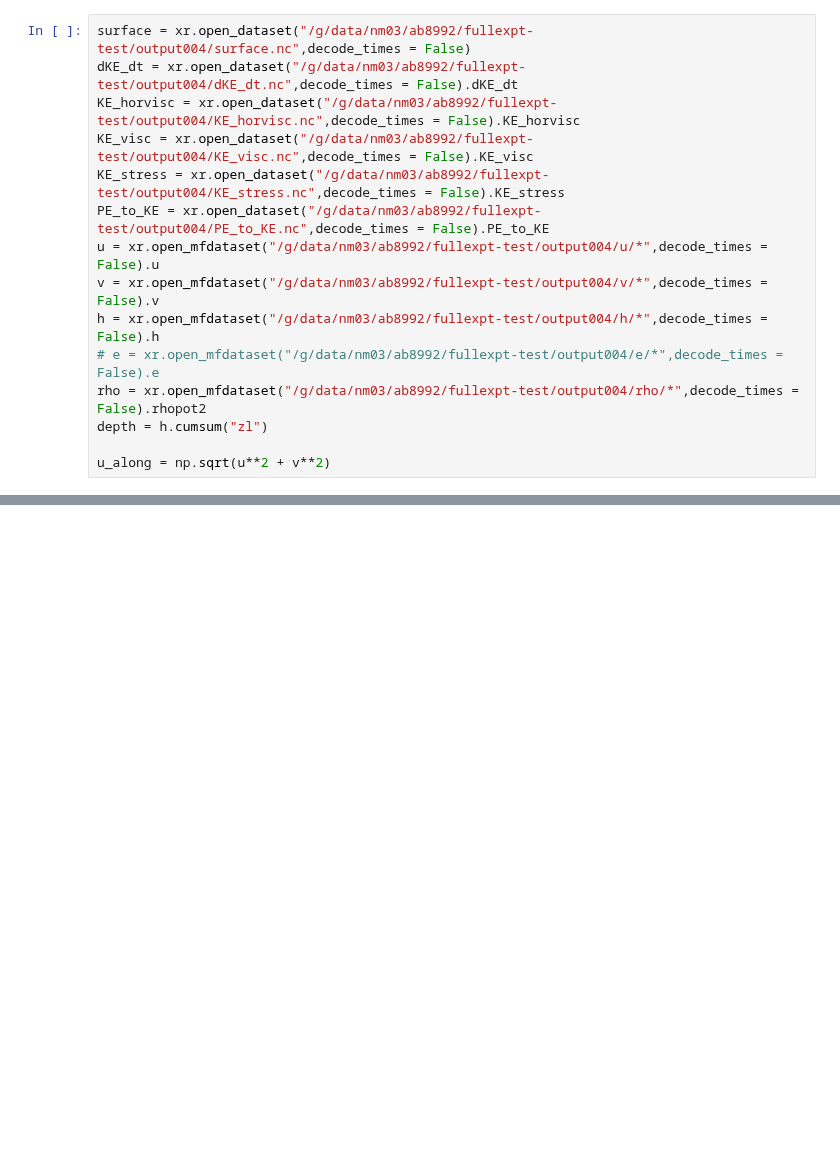
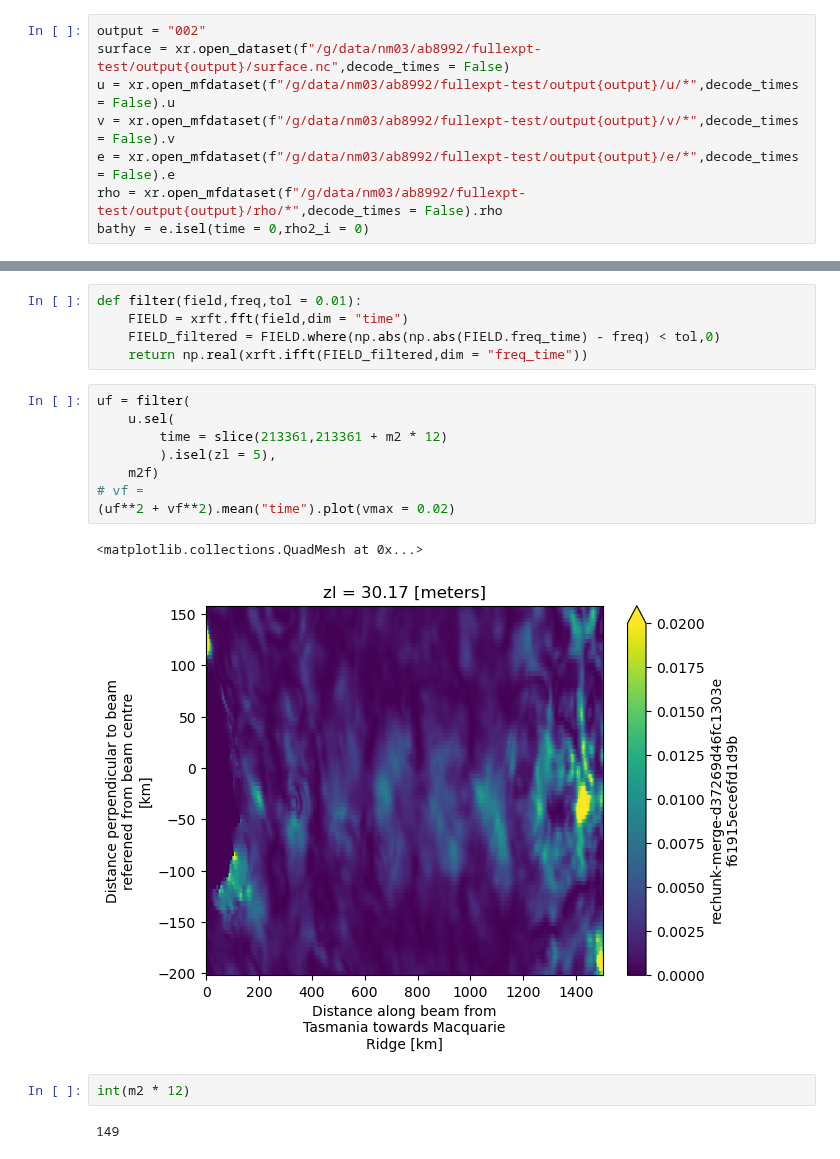
Before and after one commit to ashjbarnes/tasman-tides, a Jupyter notebook: notebooks/analysis/draft horizontal flux.ipynb, the cells around one changed output, grey strips where cells are left out. Saved outputs shown, nothing was run; the diff lists cells and outputs as text; blank space fills up the shorter version.

```diff
--- a/notebooks/analysis/draft horizontal flux.ipynb
+++ b/notebooks/analysis/draft horizontal flux.ipynb
@@ -16,15 +16,8 @@ client
 # %%
-surface = xr.open_dataset("/g/data/nm03/ab8992/fullexpt-test/output004/surface.nc",decode_times = False)
-dKE_dt = xr.open_dataset("/g/data/nm03/ab8992/fullexpt-test/output004/dKE_dt.nc",decode_times = False).dKE_dt
-KE_horvisc = xr.open_dataset("/g/data/nm03/ab8992/fullexpt-test/output004/KE_horvisc.nc",decode_times = False).KE_horvisc
-KE_visc = xr.open_dataset("/g/data/nm03/ab8992/fullexpt-test/output004/KE_visc.nc",decode_times = False).KE_visc
-KE_stress = xr.open_dataset("/g/data/nm03/ab8992/fullexpt-test/output004/KE_stress.nc",decode_times = False).KE_stress
-PE_to_KE = xr.open_dataset("/g/data/nm03/ab8992/fullexpt-test/output004/PE_to_KE.nc",decode_times = False).PE_to_KE
-u = xr.open_mfdataset("/g/data/nm03/ab8992/fullexpt-test/output004/u/*",decode_times = False).u
-v = xr.open_mfdataset("/g/data/nm03/ab8992/fullexpt-test/output004/v/*",decode_times = False).v
-h = xr.open_mfdataset("/g/data/nm03/ab8992/fullexpt-test/output004/h/*",decode_times = False).h
-# e = xr.open_mfdataset("/g/data/nm03/ab8992/fullexpt-test/output004/e/*",decode_times = False).e
-rho = xr.open_mfdataset("/g/data/nm03/ab8992/fullexpt-test/output004/rho/*",decode_times = False).rhopot2
-depth = h.cumsum("zl")
-
-u_along = np.sqrt(u**2 + v**2)
+output = "002"
+surface = xr.open_dataset(f"/g/data/nm03/ab8992/fullexpt-test/output{output}/surface.nc",decode_times = False)
+u = xr.open_mfdataset(f"/g/data/nm03/ab8992/fullexpt-test/output{output}/u/*",decode_times = False).u
+v = xr.open_mfdataset(f"/g/data/nm03/ab8992/fullexpt-test/output{output}/v/*",decode_times = False).v
+e = xr.open_mfdataset(f"/g/data/nm03/ab8992/fullexpt-test/output{output}/e/*",decode_times = False).e
+rho = xr.open_mfdataset(f"/g/data/nm03/ab8992/fullexpt-test/output{output}/rho/*",decode_times = False).rho
+bathy = e.isel(time = 0,rho2_i = 0)
@@ -113,0 +40,20 @@ plotvtransect(data,fig,1)
+# %%
+def filter(field,freq,tol = 0.01):
+    FIELD = xrft.fft(field,dim = "time")
+    FIELD_filtered = FIELD.where(np.abs(np.abs(FIELD.freq_time) - freq) < tol,0)
+    return np.real(xrft.ifft(FIELD_filtered,dim = "freq_time"))
+# %%
+uf = filter(
+    u.sel(
+        time = slice(213361,213361 + m2 * 12)
+        ).isel(zl = 5),
+    m2f)
+# vf =
+(uf**2 + vf**2).mean("time").plot(vmax = 0.02)
+# %% [output]
+<matplotlib.collections.QuadMesh at 0x...>
+[figure, added]
+# %%
+int(m2 * 12)
+# %% [output]
+149
```
Also changed, not shown: parts of 14 cells of this notebook.
